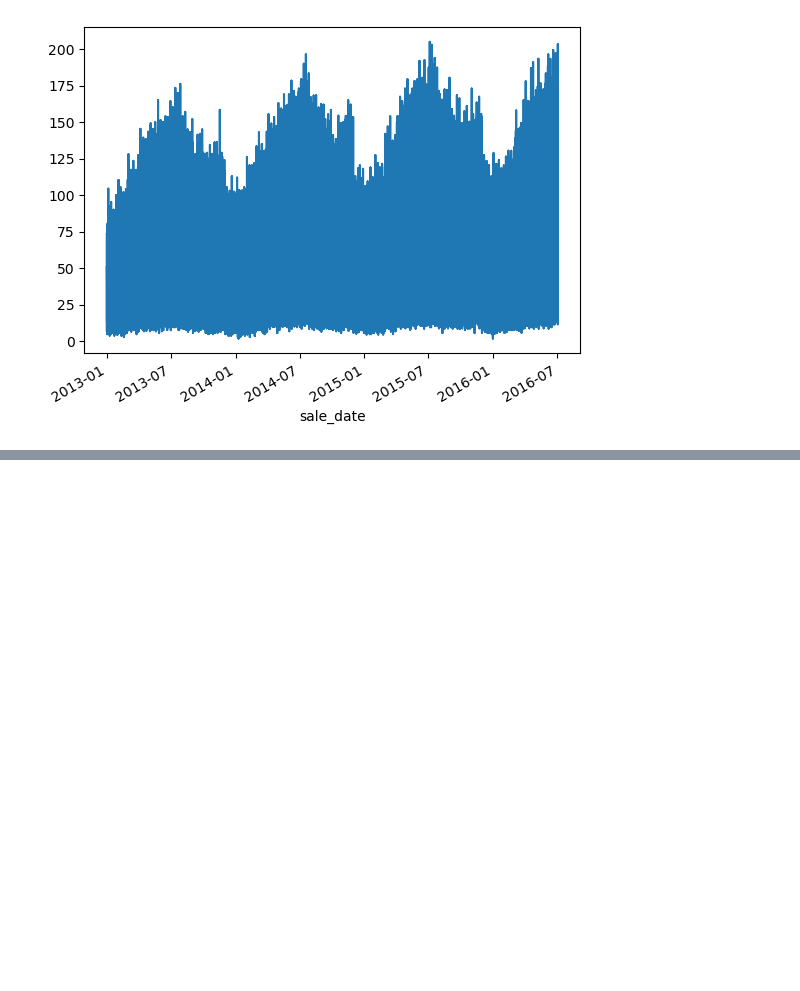
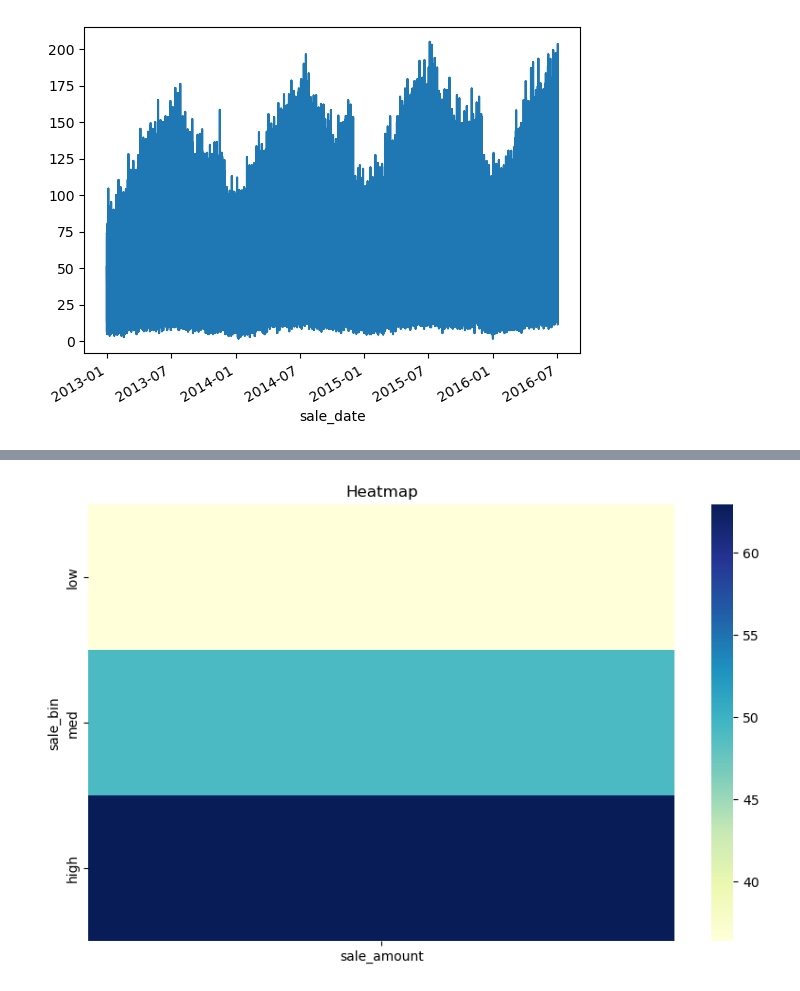
Before and after one commit to Chellyann-moreno/time-series-exercises, a Jupyter notebook: explore_exercises.ipynb, the cells around one changed output, grey strips where cells are left out. Saved outputs shown, nothing was run; the diff lists cells and outputs as text; code cells hidden in the pictures; blank space fills up the shorter version.

```diff
--- a/explore_exercises.ipynb
+++ b/explore_exercises.ipynb
@@ -161,0 +192,10 @@ See the caveats in the documentation: https://pandas.pydata.org/pandas-docs/stab
+# %%
+def heatmap(dataframe):
+    plt.figure(figsize=(10, 6))
+    sns.heatmap(dataframe, cmap='YlGnBu')
+    plt.title('Heatmap')
+    plt.show()
+# %%
+train_sales=train[['sale_amount']]
+train_sales=train_sales.resample('D').mean()
+train_sales
@@ -161,0 +217,3 @@ See the caveats in the documentation: https://pandas.pydata.org/pandas-docs/stab
+# %%
+train_sales.loc[:, 'sale_bin'] = pd.qcut(train_sales['sale_amount'], 3, labels=['low', 'med', 'high'])
+train_sales
@@ -161,0 +265,4 @@ See the caveats in the documentation: https://pandas.pydata.org/pandas-docs/stab
+# %%
+heatmap(train_sales)
+# %% [output]
+[figure, added]
```
Also changed, not shown: parts of 27 cells of this notebook.
